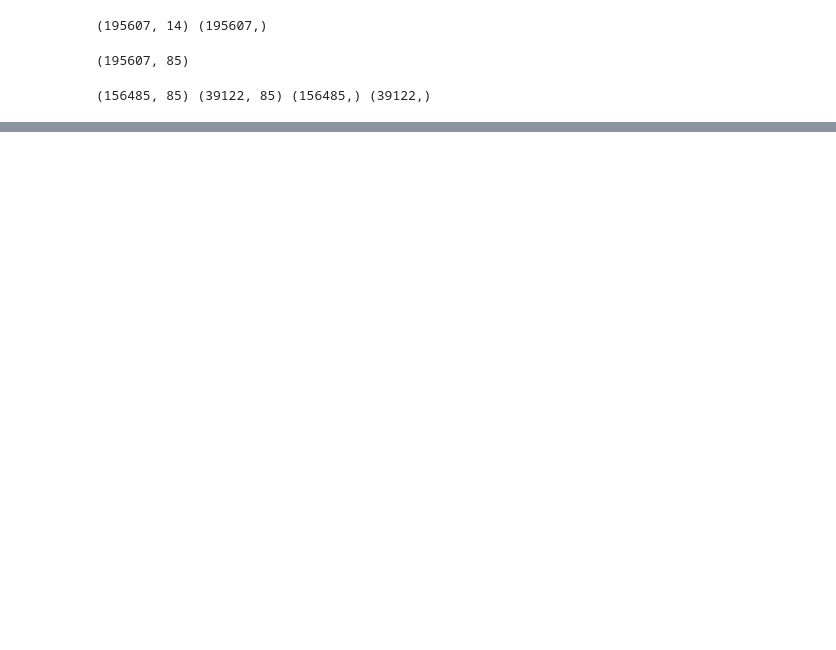
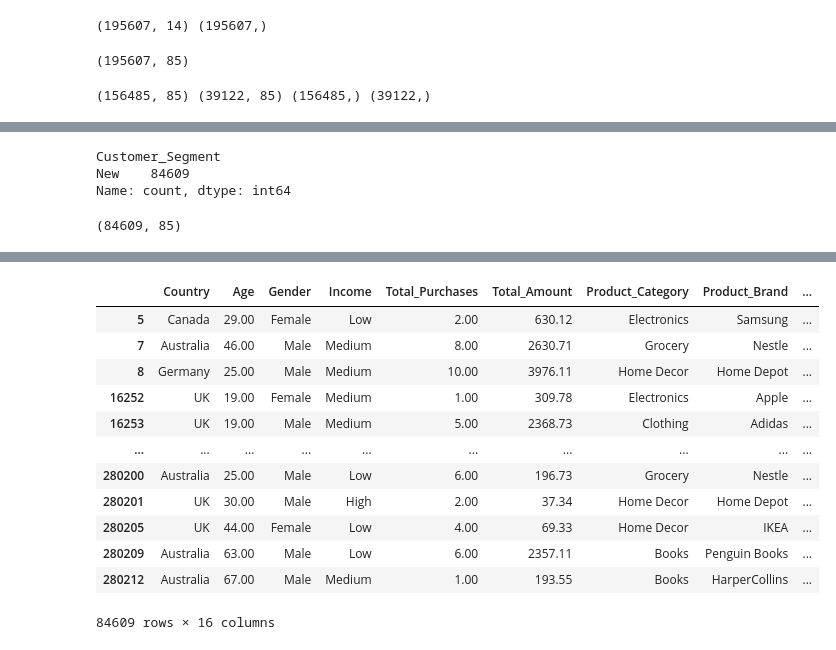
Before and after one commit to SergioDLezama/Retail-Analysis, a Jupyter notebook: Predict_Customer_Segment.ipynb, the cells around one changed output, grey strips where cells are left out. Cells and saved outputs as stored; diff of their text form; code cells hidden in the pictures; blank space fills up the shorter version.

```diff
--- a/Predict_Customer_Segment.ipynb
+++ b/Predict_Customer_Segment.ipynb
@@ -595,0 +549,6 @@ weighted avg       0.74      0.64      0.65     39122
+# %%
+new_customers['Customer_Segment'].value_counts()
+# %% [output]
+Customer_Segment
+New    84609
+Name: count, dtype: int64
@@ -595,0 +558,38 @@ weighted avg       0.74      0.64      0.65     39122
+# %%
+# Identify categorical and numerical columns
+categorical_columns = ['Country', 'Gender', 'Product_Category', 'Product_Brand', 'Product_Type', 'Feedback', 'Shipping_Method', 'Payment_Method', 'Order_Status', 'Income']
+numerical_columns = ['Age', 'Total_Purchases', 'Total_Amount', 'Ratings']
+
+# Preprocessor for numerical and categorical data
+preprocessor = ColumnTransformer(
+    transformers=[
+        ('num', StandardScaler(), numerical_columns),
+        ('cat', OneHotEncoder(sparse_output=False), categorical_columns)  # Set sparse_output to False
+    ]
+)
+
+# Apply the transformations
+new_customers_prepared = preprocessor.fit_transform(new_customers)
+
+# Verify the processed feature shape
+print(new_customers_prepared.shape)
+# %% [output]
+(84609, 85)
+# %%
+# Predict probabilities
+y_new_pred_prob = best_model.predict(new_customers_prepared)
+
+# Since we have a sigmoid activation function, the output is the probability of being 'Premium'
+# We can round these probabilities to get the class predictions (0 for 'Regular', 1 for 'Premium')
+y_new_pred_class = (y_new_pred_prob > thresholds[ix]).astype(int)
+
+# Add predictions to the new customers DataFrame
+new_customers['Probability_Premium'] = y_new_pred_prob
+new_customers['Predicted_Class'] = y_new_pred_class
+
+# Map the predicted class to 'Regular' and 'Premium'
+new_customers['Predicted_Class'] = new_customers['Predicted_Class'].map({0: 'Regular', 1: 'Premium'})
+
+# Display the results
+new_customers
+# %% [output]
@@ -595,0 +597,13 @@ weighted avg       0.74      0.64      0.65     39122
+|  | Country | Age | Gender | Income | Total_Purchases | Total_Amount | Product_Category | Product_Brand | ... |
+| 5 | Canada | 29.00 | Female | Low | 2.00 | 630.12 | Electronics | Samsung | ... |
+| 7 | Australia | 46.00 | Male | Medium | 8.00 | 2630.71 | Grocery | Nestle | ... |
+| 8 | Germany | 25.00 | Male | Medium | 10.00 | 3976.11 | Home Decor | Home Depot | ... |
+| 16252 | UK | 19.00 | Female | Medium | 1.00 | 309.78 | Electronics | Apple | ... |
+| 16253 | UK | 19.00 | Male | Medium | 5.00 | 2368.73 | Clothing | Adidas | ... |
+| ... | ... | ... | ... | ... | ... | ... | ... | ... | ... |
+| 280200 | Australia | 25.00 | Male | Low | 6.00 | 196.73 | Grocery | Nestle | ... |
+| 280201 | UK | 30.00 | Male | High | 2.00 | 37.34 | Home Decor | Home Depot | ... |
+| 280205 | UK | 44.00 | Female | Low | 4.00 | 69.33 | Home Decor | IKEA | ... |
+| 280209 | Australia | 63.00 | Male | Low | 6.00 | 2357.11 | Books | Penguin Books | ... |
+| 280212 | Australia | 67.00 | Male | Medium | 1.00 | 193.55 | Books | HarperCollins | ... |
+84609 rows × 16 columns
```
Also changed, not shown: parts of 86 cells of this notebook.
